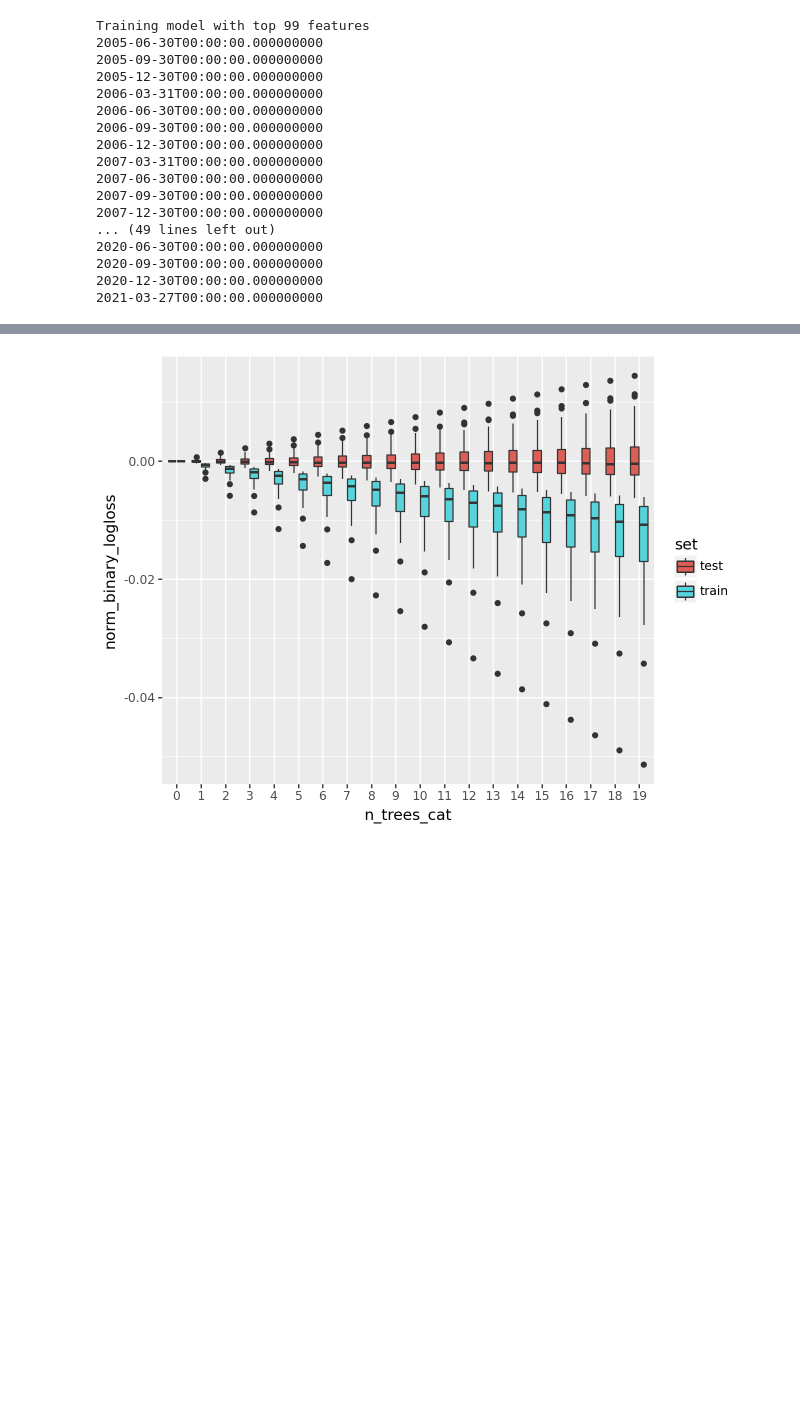
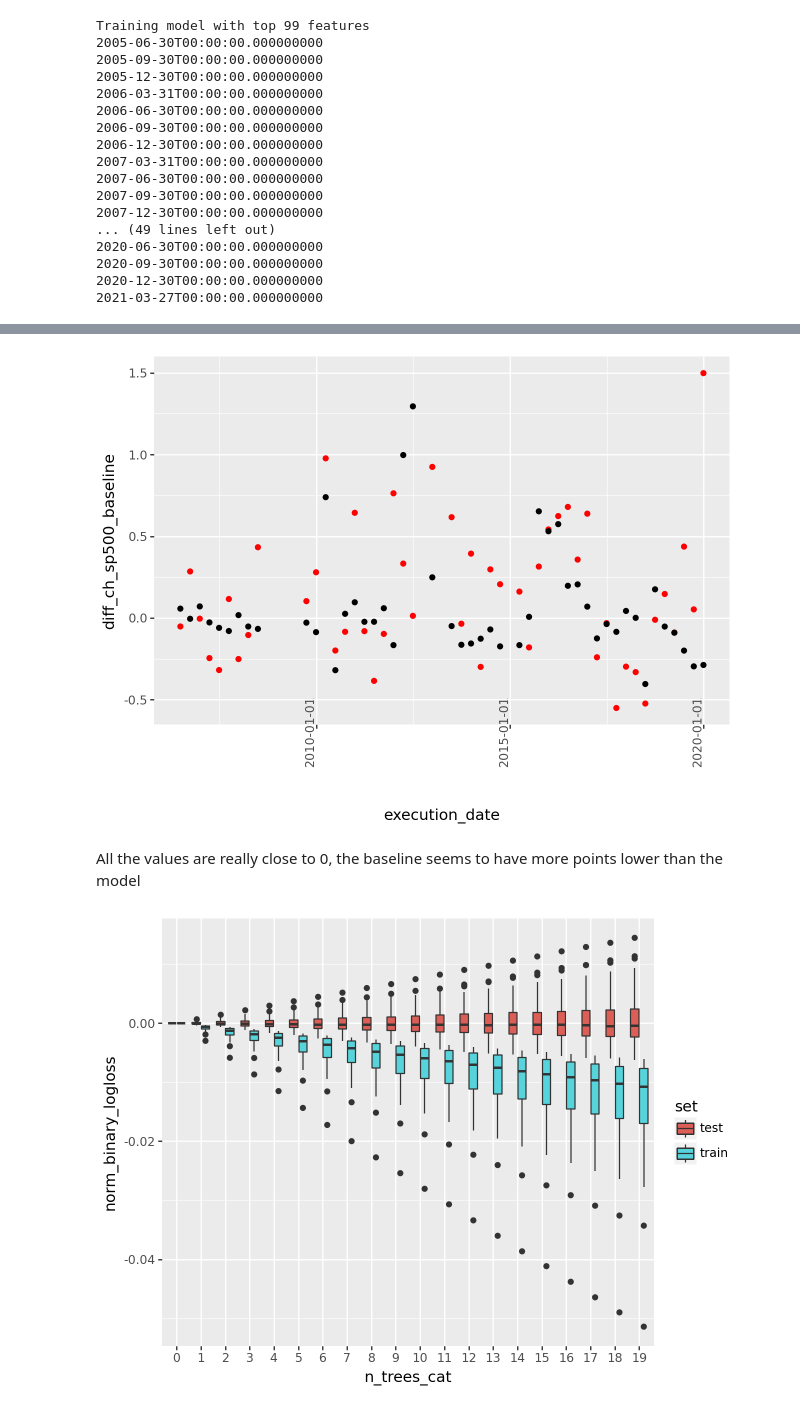
Before and after one commit to raqueel-ff/zrive-ds, a Jupyter notebook: src/module_5/module5.ipynb, the cells around one changed output, grey strips where cells are left out. Drawn from its saved outputs; the diff is of its cells as text; code cells hidden in the pictures; blank space fills up the shorter version.

```diff
--- a/src/module_5/module5.ipynb
+++ b/src/module_5/module5.ipynb
@@ -988,0 +1259,5 @@ Training model with top 99 features
+# %%
+test_results_final_tree_model_def_vs_baseline = pd.merge(
+    test_results_final_tree_def, baseline, on="execution_date"
+)
+test_results_final_tree_model_def_vs_baseline
@@ -989 +1290,17 @@ Training model with top 99 features
+# %%
+(
+    ggplot(
+        test_results_final_tree_model_def_vs_baseline[
+            test_results_final_tree_model_def_vs_baseline["diff_ch_sp500_baseline"] < 2
+        ],
+        aes(x="execution_date"),
+    )
+    + geom_point(aes(y="diff_ch_sp500_baseline"), color="red")
+    + geom_point(aes(y="weighted-return"), color="black")
+    + theme(axis_text_x=element_text(angle=90, vjust=0.5, hjust=1))
+)
+# %% [output]
+[figure, added]
+# %% [markdown]
+All the values are really close to 0, the baseline seems to have more points lower than the model
 # %%
```
Also changed, not shown: parts of 111 cells of this notebook, 38 other files.
